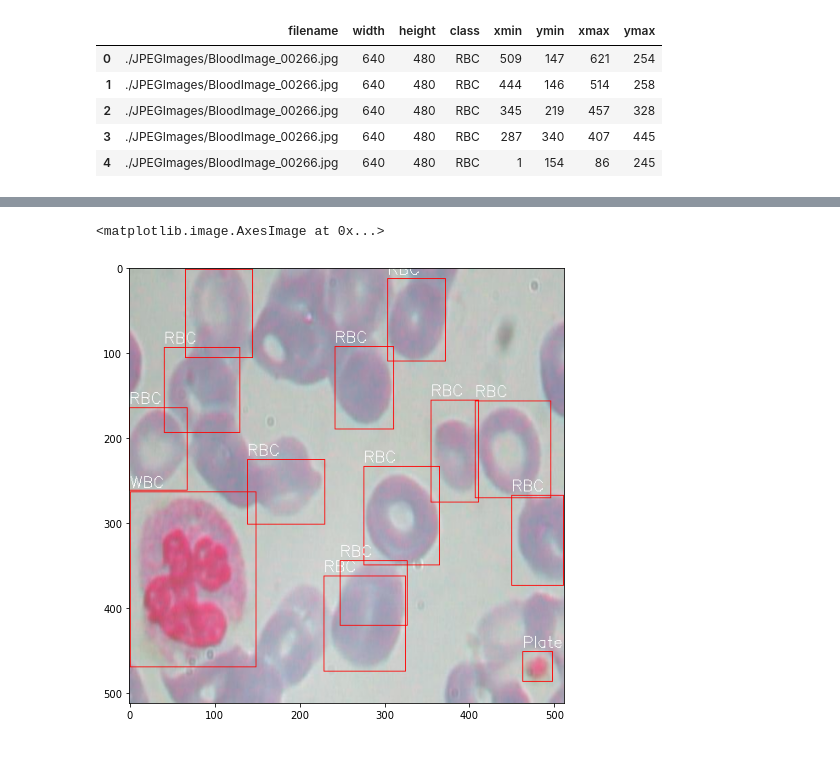
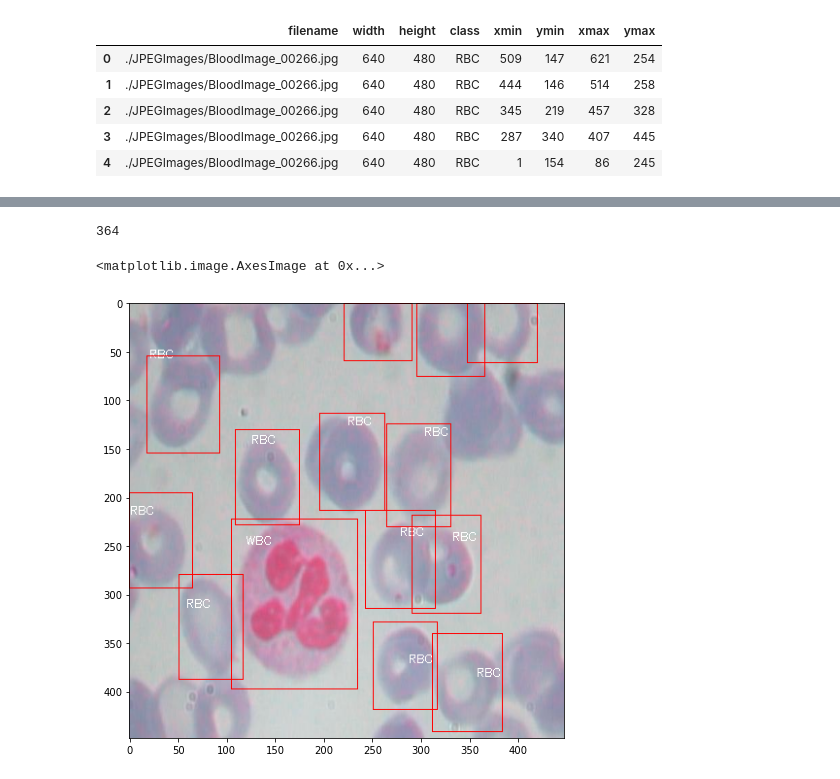
Before and after one commit to angrybayblade/detect, a Jupyter notebook: Net.ipynb, the cells around one changed output, grey strips where cells are left out. Cells and saved outputs as stored; diff of their text form; code cells hidden in the pictures.

```diff
--- a/Net.ipynb
+++ b/Net.ipynb
@@ -8,5 +12,5 @@ import cv2
 # %%
-train = pd.read_csv("./data.csv")
+train = pd.read_csv(f"{PATH}/data.csv")
 # %%
 train.head()
 # %% [output]
@@ -19,6 +23,12 @@ train.head()
 # %%
 train['xmin'],train['xmax'] = train['xmin'] / 640,train['xmax'] / 640
 train['ymin'],train['ymax'] = train['ymin'] / 480,train['ymax'] / 480
+# %%
+train['h'] = train.ymax - train.ymin
+train['w'] = train.xmax - train.xmin
+
+train['y'] = train.ymin + (train.h / 2)
+train['x'] = train.xmin + (train.w / 2)
 # %%
 train.head(2)
 # %% [output]
@@ -30,8 +73,12 @@ data = []
 grouped = train.groupby(by='filename')
 
 for i in train.filename.unique():
-    boxes = list(grouped.get_group(i)[['class','xmin','ymin','xmax','ymax']].T.to_dict().values())
-    data.append({
-        'filename':i,
-        'boxes':boxes
-    })
+    group = grouped.get_group(i)[['class','xmin','ymin','xmax','ymax','x','y','h','w']]
+    group = group.T.to_dict().values()
+#     [group['class'] != 'RBC']
+    boxes = [JSON(i) for i in group]
+    if len(boxes):
+        data.append(JSON({
+            'filename':i,
+            'boxes':boxes
+        }))
@@ -58,22 +85,28 @@ data[0]
+# %%
+len(data)
+# %% [output]
+364
+# %%
+IMG_SIZE = 448
 # %%
-image = data[0]
+image = data[np.random.randint(len(data))]
 
 img = cv2.imread(image['filename'])
-img = cv2.resize(img,(512,512))
+img = cv2.resize(img,(IMG_SIZE,IMG_SIZE))
 
 for box in image['boxes']:
-    img = cv2.putText(img,box['class'],(int(box['xmin']*512),int(box['ymin']*512)-5),cv2.FONT_HERSHEY_SIMPLEX,0.6,(255,255,255))
+    img = cv2.putText(img,box['class'],(int(box['xmin']*512),int(box['ymin']*512)-5),cv2.FONT_HERSHEY_SIMPLEX,0.4,(255,255,255))
     img = cv2.rectangle(
             img,
-            (int(box['xmin']*512),int(box['ymin']*512)),
-            (int(box['xmax']*512),int(box['ymax']*512)),
+            (int(box.xmin*IMG_SIZE),int(box.ymin*IMG_SIZE)),
+            (int(box.xmax*IMG_SIZE),int(box.ymax*IMG_SIZE)),
             (255,0,0),
             1
         )
 
 plt.figure(figsize=(12,8))
 plt.imshow(img)
 # %% [output]
 <matplotlib.image.AxesImage at 0x...>
-[figure, old version]
+[figure, new version]
 # %%
```
Also changed, not shown: parts of 38 cells of this notebook, 2 other files.
